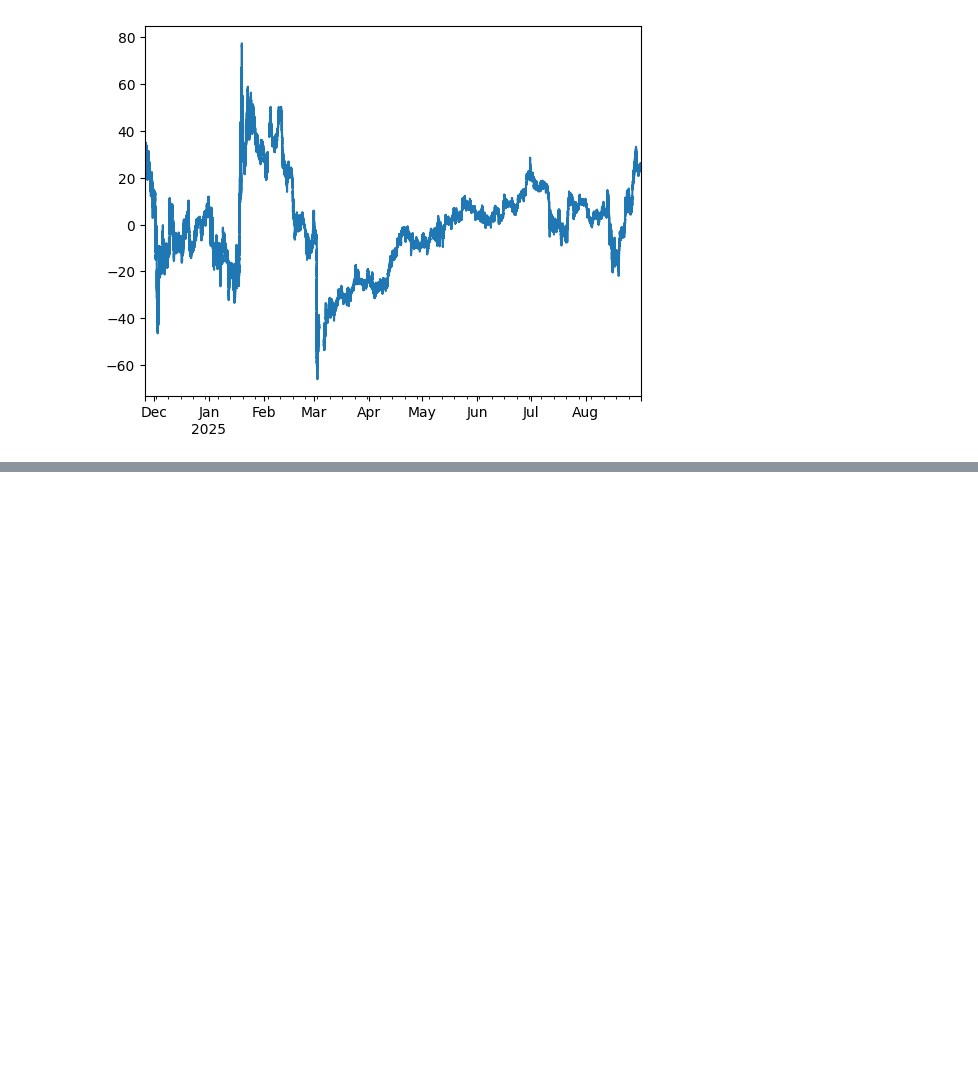
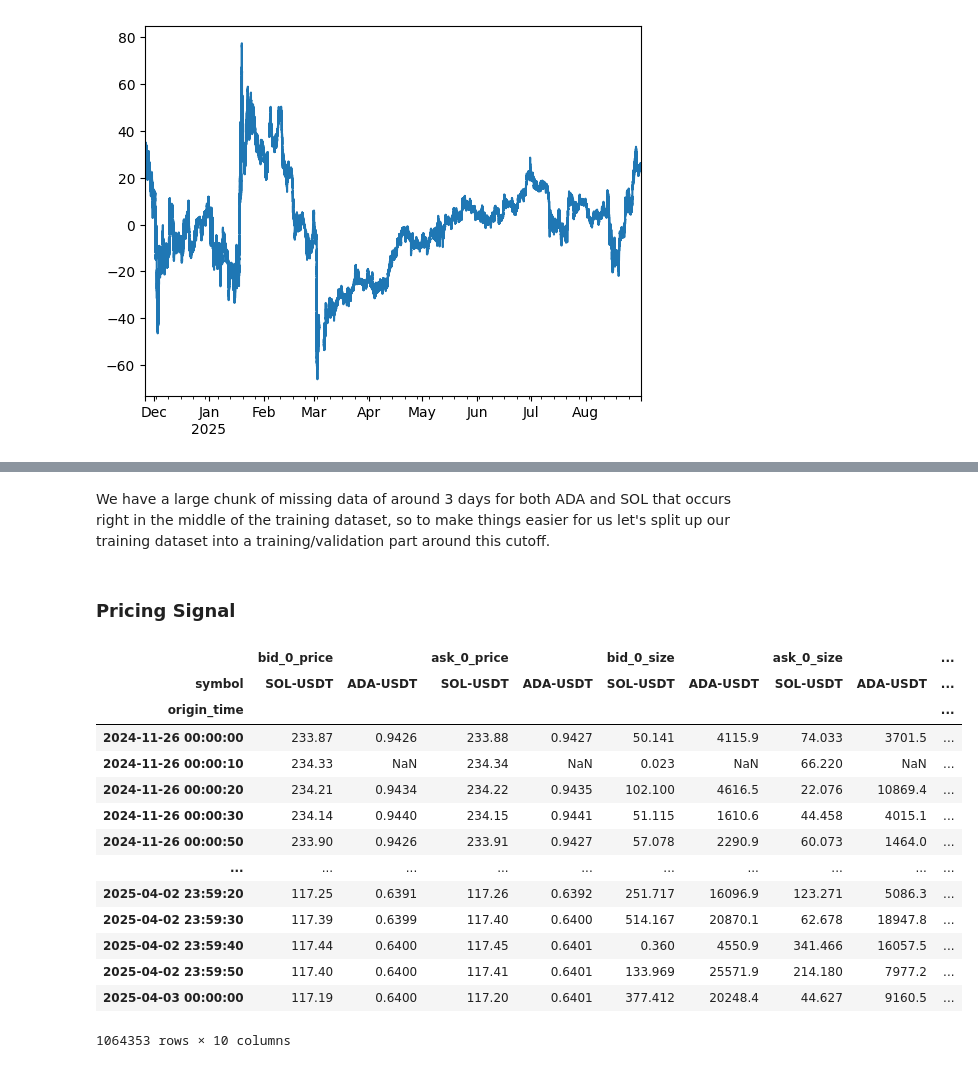
Before and after one commit to vbear97/pairs_trading_cryptocurrency, a Jupyter notebook: trading_strategy_development.ipynb, the cells around one changed output, grey strips where cells are left out. Drawn from its saved outputs; the diff is of its cells as text; code cells hidden in the pictures; blank space fills up the shorter version.

```diff
--- a/trading_strategy_development.ipynb
+++ b/trading_strategy_development.ipynb
@@ -281,0 +268,2 @@ sample_df = pairs_df[pairs_df.index <= dt.datetime(2025, 4, 1)]
+# %% [markdown]
+We have a large chunk of missing data of around 3 days for both ADA and SOL that occurs right in the middle of the training dataset, so to make things easier for us let's split up our training dataset into a training/validation part around this cutoff.
@@ -281,0 +276,2 @@ sample_df = pairs_df[pairs_df.index <= dt.datetime(2025, 4, 1)]
+# %% [markdown]
+### Pricing Signal
@@ -281,0 +283,18 @@ sample_df = pairs_df[pairs_df.index <= dt.datetime(2025, 4, 1)]
+# %%
+pairs_training_df
+# %% [output]
+|  | bid_0_price |  | ask_0_price |  | bid_0_size |  | ask_0_size |  | ... |
+| symbol | SOL-USDT | ADA-USDT | SOL-USDT | ADA-USDT | SOL-USDT | ADA-USDT | SOL-USDT | ADA-USDT | ... |
+| origin_time |  |  |  |  |  |  |  |  | ... |
+| 2024-11-26 00:00:00 | 233.87 | 0.9426 | 233.88 | 0.9427 | 50.141 | 4115.9 | 74.033 | 3701.5 | ... |
+| 2024-11-26 00:00:10 | 234.33 | NaN | 234.34 | NaN | 0.023 | NaN | 66.220 | NaN | ... |
+| 2024-11-26 00:00:20 | 234.21 | 0.9434 | 234.22 | 0.9435 | 102.100 | 4616.5 | 22.076 | 10869.4 | ... |
+| 2024-11-26 00:00:30 | 234.14 | 0.9440 | 234.15 | 0.9441 | 51.115 | 1610.6 | 44.458 | 4015.1 | ... |
+| 2024-11-26 00:00:50 | 233.90 | 0.9426 | 233.91 | 0.9427 | 57.078 | 2290.9 | 60.073 | 1464.0 | ... |
+| ... | ... | ... | ... | ... | ... | ... | ... | ... | ... |
+| 2025-04-02 23:59:20 | 117.25 | 0.6391 | 117.26 | 0.6392 | 251.717 | 16096.9 | 123.271 | 5086.3 | ... |
+| 2025-04-02 23:59:30 | 117.39 | 0.6399 | 117.40 | 0.6400 | 514.167 | 20870.1 | 62.678 | 18947.8 | ... |
+| 2025-04-02 23:59:40 | 117.44 | 0.6400 | 117.45 | 0.6401 | 0.360 | 4550.9 | 341.466 | 16057.5 | ... |
+| 2025-04-02 23:59:50 | 117.40 | 0.6400 | 117.41 | 0.6401 | 133.969 | 25571.9 | 214.180 | 7977.2 | ... |
+| 2025-04-03 00:00:00 | 117.19 | 0.6400 | 117.20 | 0.6401 | 377.412 | 20248.4 | 44.627 | 9160.5 | ... |
+1064353 rows × 10 columns
```
Also changed, not shown: parts of 74 cells of this notebook, 6 other files.
